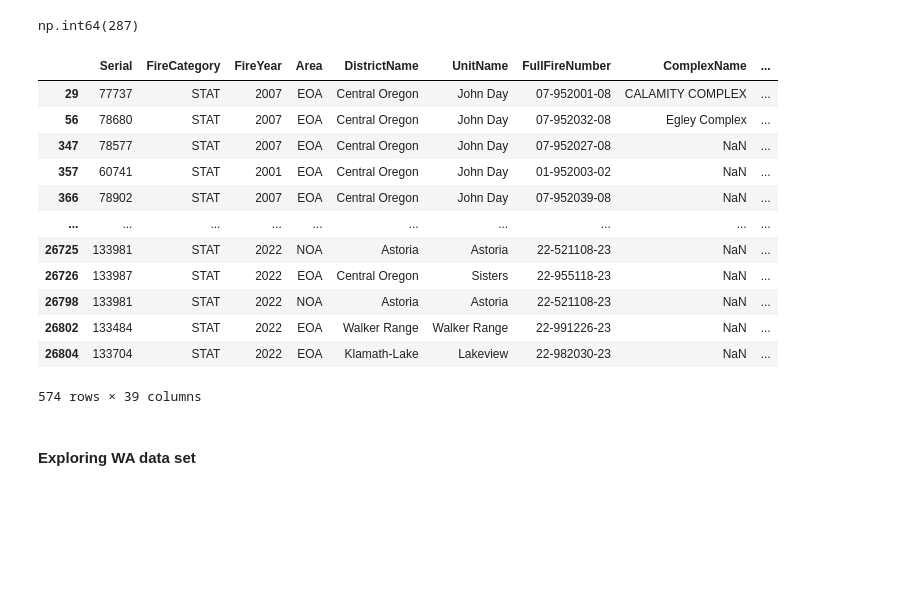
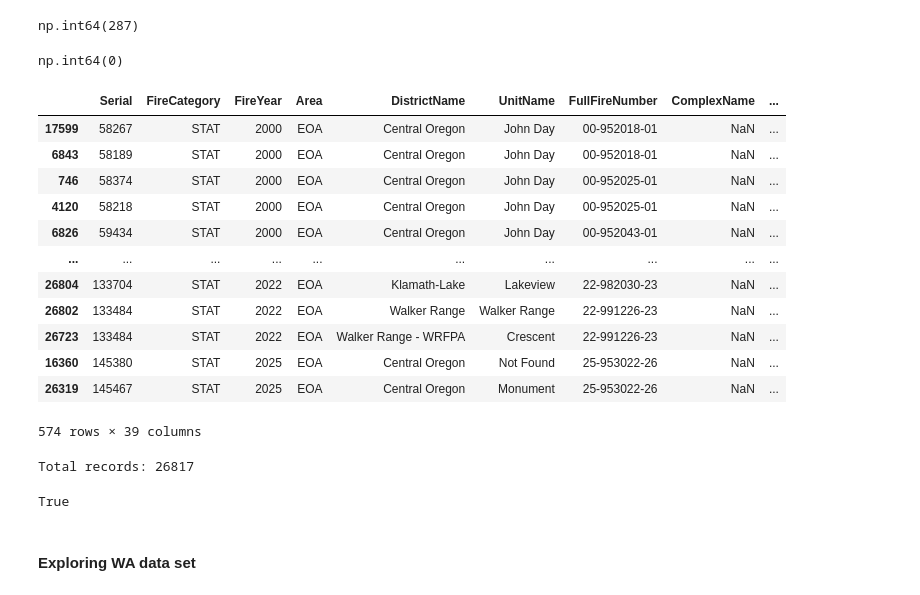
Before and after one commit to MariButarov/Wildfire-and-ecosystem, a Jupyter notebook: Code/Wildfire.ipynb, the cells around one changed output. Cells and saved outputs as stored; diff of their text form; code cells hidden in the pictures; blank space fills up the shorter version.

```diff
--- a/Code/Wildfire.ipynb
+++ b/Code/Wildfire.ipynb
@@ -107,19 +107,23 @@ False
 OR['FullFireNumber'].duplicated().sum()
 # %% [output]
 np.int64(287)
-# %%
-OR[OR['FullFireNumber'].duplicated(keep=False)]
-# %% [output]
-|  | Serial | FireCategory | FireYear | Area | DistrictName | UnitName | FullFireNumber | ComplexName | ... |
-| 29 | 77737 | STAT | 2007 | EOA | Central Oregon | John Day | 07-952001-08 | CALAMITY COMPLEX | ... |
-| 56 | 78680 | STAT | 2007 | EOA | Central Oregon | John Day | 07-952032-08 | Egley Complex | ... |
-| 347 | 78577 | STAT | 2007 | EOA | Central Oregon | John Day | 07-952027-08 | NaN | ... |
-| 357 | 60741 | STAT | 2001 | EOA | Central Oregon | John Day | 01-952003-02 | NaN | ... |
-| 366 | 78902 | STAT | 2007 | EOA | Central Oregon | John Day | 07-952039-08 | NaN | ... |
-| ... | ... | ... | ... | ... | ... | ... | ... | ... | ... |
-| 26725 | 133981 | STAT | 2022 | NOA | Astoria | Astoria | 22-521108-23 | NaN | ... |
-| 26726 | 133987 | STAT | 2022 | EOA | Central Oregon | Sisters | 22-955118-23 | NaN | ... |
-| 26798 | 133981 | STAT | 2022 | NOA | Astoria | Astoria | 22-521108-23 | NaN | ... |
-| 26802 | 133484 | STAT | 2022 | EOA | Walker Range | Walker Range | 22-991226-23 | NaN | ... |
-| 26804 | 133704 | STAT | 2022 | EOA | Klamath-Lake | Lakeview | 22-982030-23 | NaN | ... |
-574 rows × 39 columns
+# %%
+OR.duplicated().sum()
+# %% [output]
+np.int64(0)
+# %%
+OR[OR["FullFireNumber"].duplicated(keep=False)].sort_values("FullFireNumber")
+# %% [output]
+|  | Serial | FireCategory | FireYear | Area | DistrictName | UnitName | FullFireNumber | ComplexName | ... |
+| 17599 | 58267 | STAT | 2000 | EOA | Central Oregon | John Day | 00-952018-01 | NaN | ... |
+| 6843 | 58189 | STAT | 2000 | EOA | Central Oregon | John Day | 00-952018-01 | NaN | ... |
+| 746 | 58374 | STAT | 2000 | EOA | Central Oregon | John Day | 00-952025-01 | NaN | ... |
+| 4120 | 58218 | STAT | 2000 | EOA | Central Oregon | John Day | 00-952025-01 | NaN | ... |
+| 6826 | 59434 | STAT | 2000 | EOA | Central Oregon | John Day | 00-952043-01 | NaN | ... |
+| ... | ... | ... | ... | ... | ... | ... | ... | ... | ... |
+| 26804 | 133704 | STAT | 2022 | EOA | Klamath-Lake | Lakeview | 22-982030-23 | NaN | ... |
+| 26802 | 133484 | STAT | 2022 | EOA | Walker Range | Walker Range | 22-991226-23 | NaN | ... |
+| 26723 | 133484 | STAT | 2022 | EOA | Walker Range - WRFPA | Crescent | 22-991226-23 | NaN | ... |
+| 16360 | 145380 | STAT | 2025 | EOA | Central Oregon | Not Found | 25-953022-26 | NaN | ... |
+| 26319 | 145467 | STAT | 2025 | EOA | Central Oregon | Monument | 25-953022-26 | NaN | ... |
+574 rows × 39 columns
@@ -126,3 +142,9 @@ OR[OR['FullFireNumber'].duplicated(keep=False)]
+# %%
+print("Total records:", len(OR))
+OR["FullFireNumber"].is_unique
+# %% [output]
+Total records: 26817
+True
 # %% [markdown]
 #### Exploring WA data set
 # %%
```
Also changed, not shown: parts of 113 cells of this notebook, 8 other files.
